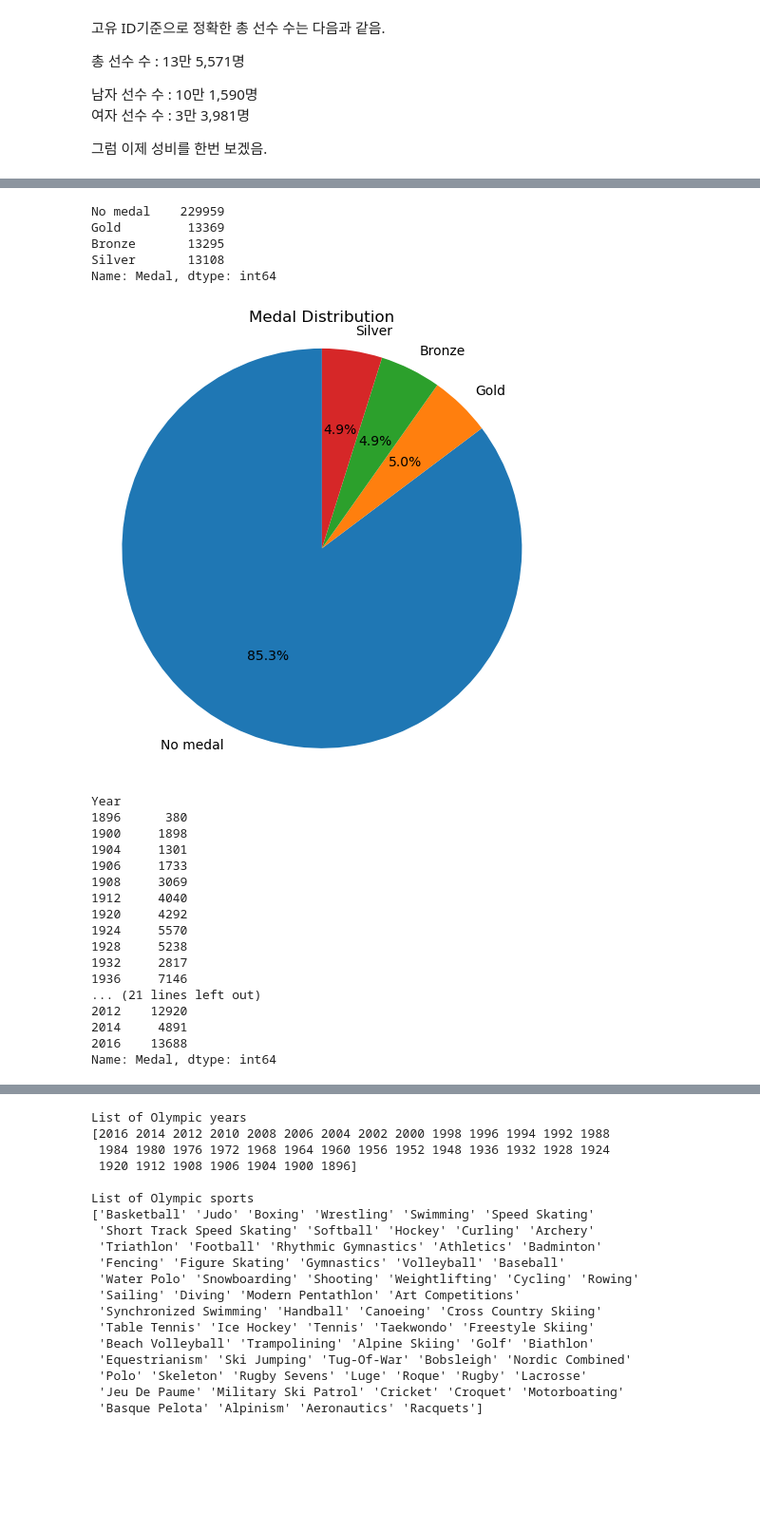
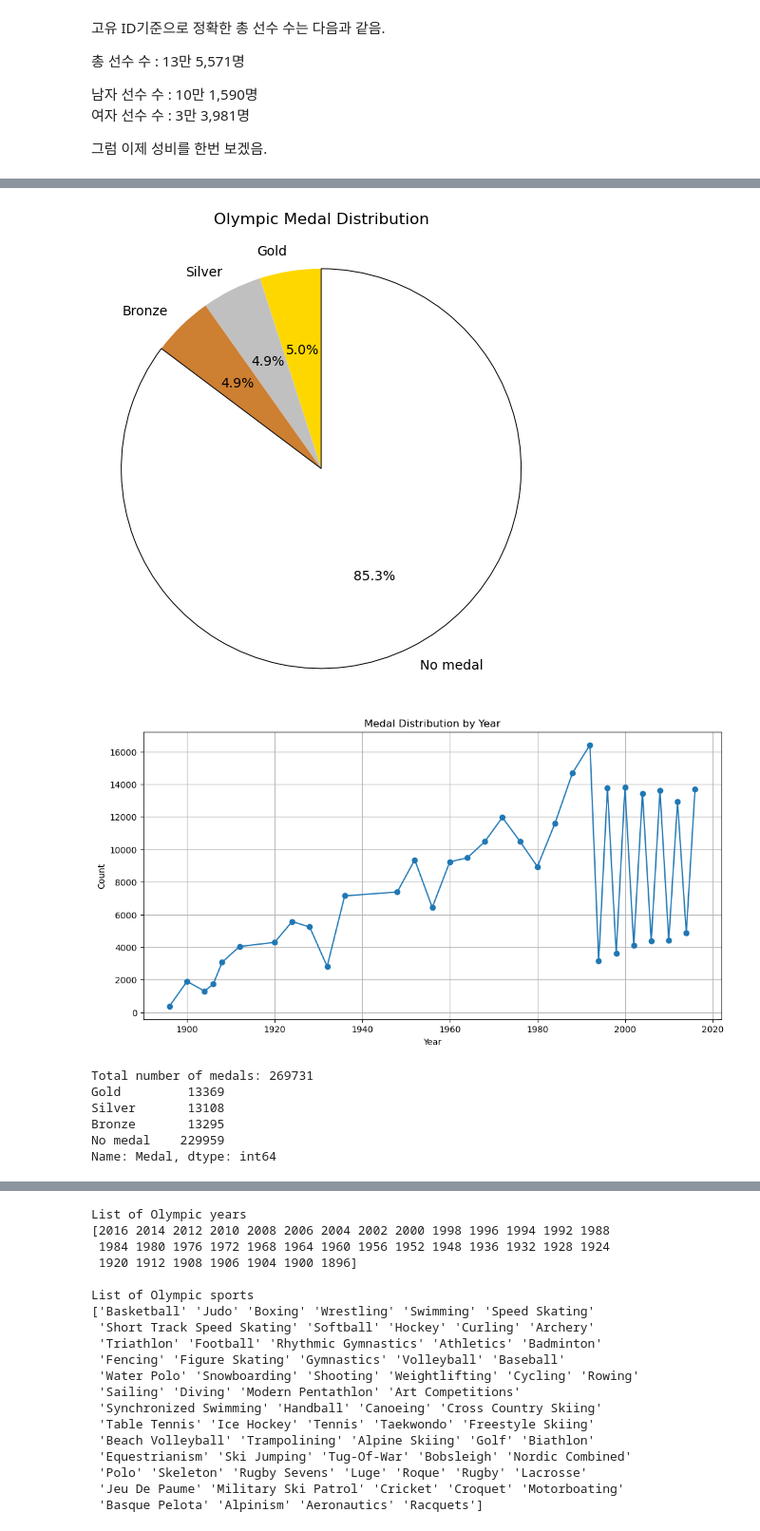
Before and after one commit to SeongJae999/AIffel_Datathon, a Jupyter notebook: olympic.ipynb, the cells around one changed output, grey strips where cells are left out. Shown at 95% size. Drawn from its saved outputs; the diff is of its cells as text; code cells hidden in the pictures; blank space fills up the shorter version.

```diff
--- a/olympic.ipynb
+++ b/olympic.ipynb
@@ -430,48 +448,53 @@ Weight   71.9  13.3   25.0   63.0   71.0   79.7  214.0
 # %%
-# 전체 메달 수 계산 및 시각화 no medal 포함
+# 전체 메달 수 계산 및 시각화 (No medal 포함)
 medal_count = all_data['Medal'].value_counts()
-print(medal_count)
 
-# 메달 수 시각화
-plt.figure(figsize=(6, 6))
-plt.pie(medal_count, labels=medal_count.index, autopct='%1.1f%%', startangle=90)
-plt.title("Medal Distribution")
-plt.axis('equal')
+# 파이 차트 색상 지정
+medal_colors = {'Gold': 'gold', 'Silver': 'silver', 'Bronze': '#CD7F32', 'No medal': 'white'}
+
+# 메달 순서 지정 (Gold, Silver, Bronze, No medal 순)
+medal_order = ['Gold', 'Silver', 'Bronze', 'No medal']
+medal_count = medal_count.reindex(medal_order, fill_value=0)
+
+# 파이 차트 시각화 (골드, 실버, 브론즈 순으로 정렬)
+plt.figure(figsize=(6, 6))  # 파이 차트 크기
+wedges, texts, autotexts = plt.pie(medal_count, labels=medal_count.index, autopct='%1.1f%%', startangle=90,
+                                   colors=[medal_colors.get(medal, 'lightgrey') for medal in medal_count.index],
+                                   wedgeprops={'edgecolor': None})  # 경계선을 없앰 (Gold, Silver, Bronze)
+
+# 'No medal' 항목에만 테두리 추가 및 얇은 선 설정
+for i, wedge in enumerate(wedges):
+    if medal_count.index[i] == 'No medal':
+        wedge.set_edgecolor('black')  # 'No medal'의 테두리 색상
+        wedge.set_linewidth(0.7)  # 얇은 테두리 두께
+
+# 제목에 pad를 추가하여 제목과 차트 사이의 간격을 띄움
+plt.title('Olympic Medal Distribution', pad=20)
+plt.axis('equal')  # 파이 차트를 원형으로 표시
 plt.show()
 
 # 년도 별 메달 수 계산
 medal_count_by_year = all_data.groupby('Year')['Medal'].count()
-print(medal_count_by_year)
 
-# 년도 별 메달 수 시각화
+# 년도 별 메달 수 시각화 (기존 스타일 유지)
 plt.figure(figsize=(12, 6))
 plt.plot(medal_count_by_year.index, medal_count_by_year.values, marker='o')
 plt.xlabel('Year')
 plt.ylabel('Count')
 plt.title('Medal Distribution by Year')
 plt.grid()
 plt.show()
+
+# 전체 메달 수 및 금, 은, 동 메달 수
+total_medals = medal_count.sum()
+print(f"Total number of medals: {total_medals}")
+print(medal_count)
 # %% [output]
+[figure, new version]
+[figure]
+Total number of medals: 269731
+Gold         13369
+Silver       13108
+Bronze       13295
 No medal    229959
-Gold         13369
-Bronze       13295
-Silver       13108
 Name: Medal, dtype: int64
-[figure, old version]
-Year
-1896      380
-1900     1898
-1904     1301
-1906     1733
-1908     3069
-1912     4040
-1920     4292
-1924     5570
-1928     5238
-1932     2817
-1936     7146
-... (21 lines left out)
-2012    12920
-2014     4891
-2016    13688
-Name: Medal, dtype: int64
```
Also changed, not shown: parts of 15 cells of this notebook.
